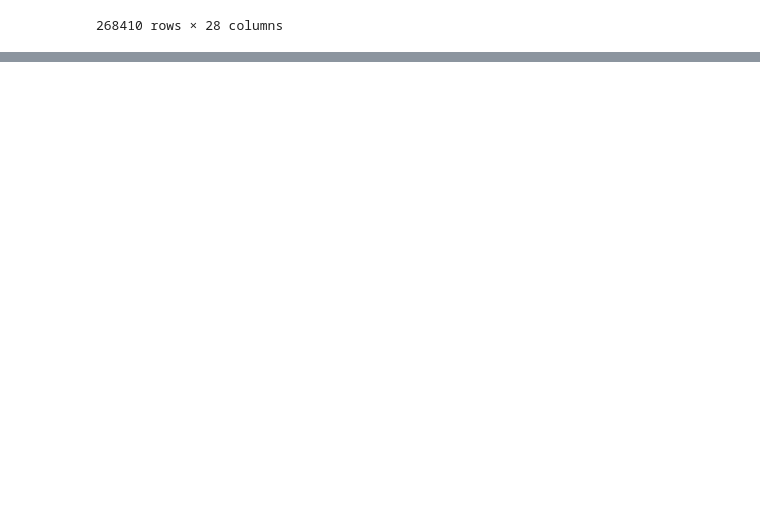
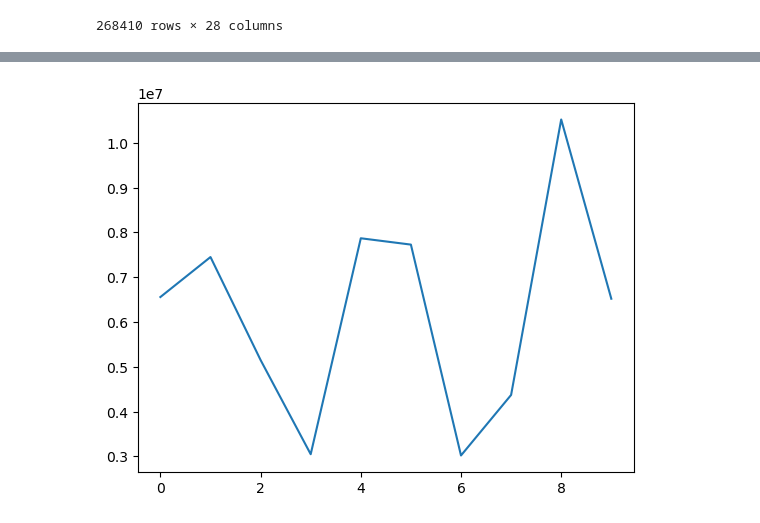
Before and after one commit to TheLoneCoderpy/rossmann_sales_prediction, a Jupyter notebook: notebook.ipynb, the cells around one changed output, grey strips where cells are left out. Saved outputs shown, nothing was run; the diff lists cells and outputs as text; code cells hidden in the pictures; blank space fills up the shorter version.

```diff
--- a/notebook.ipynb
+++ b/notebook.ipynb
@@ -343,0 +319,65 @@ VotingRegressor(estimators=[('knn',
+# %%
+class Model(nn.Module):
+    def __init__(self):
+        super(Model, self).__init__()
+        self.l1_h = 1000
+        self.l2_h = 2000
+        self.l3_h = 1000
+        self.l4_h = 1
+
+        self.l1 = nn.Linear(X.shape[1], self.l1_h)
+        self.l2 = nn.Linear(self.l1_h, self.l2_h)
+        self.l3 = nn.Linear(self.l2_h, self.l3_h)
+        self.l4 = nn.Linear(self.l3_h, self.l4_h)
+
+        self.relu = nn.ReLU()
+
+    def forward(self, x):
+        x = self.l1(x)
+        x = self.relu(x)
+        x = self.l2(x)
+        x = self.relu(x)
+        x = self.l3(x)
+        x = self.relu(x)
+        x = self.l4(x)
+        x = self.relu(x)
+
+        return x
+
+class Dataset(torch.utils.data.Dataset):
+    def __init__(self, x, y):
+        self.x = torch.tensor(x.values, dtype=torch.float32)
+        self.y = torch.tensor(y.values, dtype=torch.float32)
+
+    def __len__(self):
+        return len(self.x)
+
+    def __getitem__(self, idx):
+        return self.x[idx], self.y[idx]
+
+model = Model()
+optmizer = torch.optim.Adam(model.parameters(), lr=0.001, weight_decay=0.1)
+loss_fn = nn.MSELoss()
+dataset = Dataset(X_train, y_train)
+data_loader = torch.utils.data.DataLoader(dataset, batch_size=64, shuffle=True)
+schedular = torch.optim.lr_scheduler.CosineAnnealingLR(optmizer, T_max=10)
+
+epochs = 10
+losses = []
+
+for epoch in range(epochs):
+    for xb, yb in data_loader:
+        y_hat = model(xb)
+        loss = loss_fn(y_hat, yb)
+        loss.backward()
+        optmizer.step()
+        optmizer.zero_grad()
+        schedular.step()
+    print(f"Epoch [{epoch + 1}/{epochs}], Loss: {loss.item()}")
+    losses.append(loss.item())
+
+torch.save(model.state_dict(), "model.pt")
+
+plt.plot(losses)
+plt.show()
+# %% [output]
@@ -343,0 +394 @@ VotingRegressor(estimators=[('knn',
+[figure, added]
```
Also changed, not shown: parts of 4 cells of this notebook.
